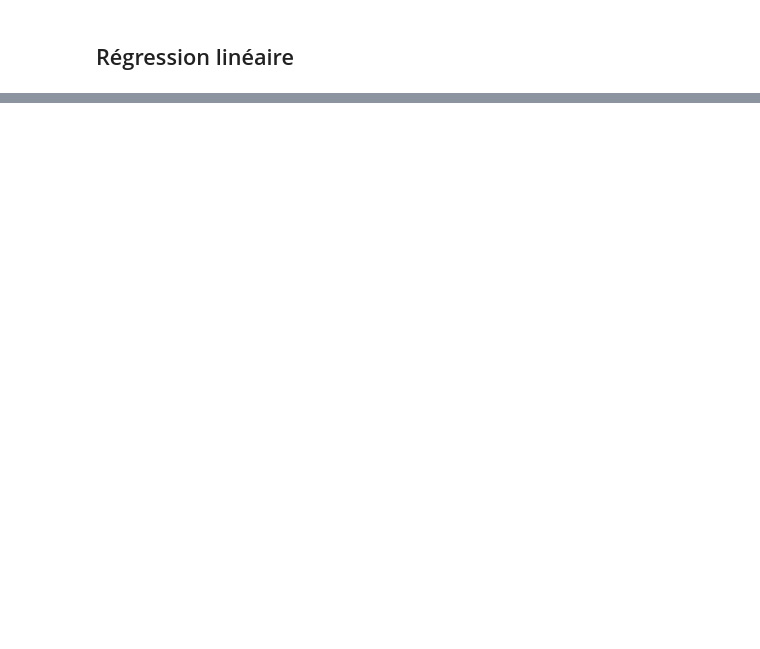
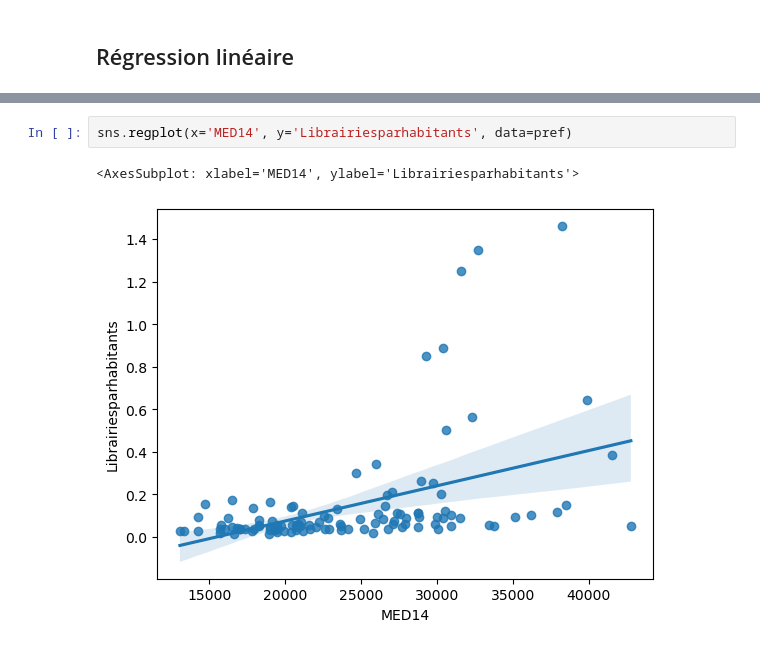
Before and after one commit to RichardAHOU/Projet-2A, a Jupyter notebook: Modelisation.ipynb, the cells around one changed output, grey strips where cells are left out. Drawn from its saved outputs; the diff is of its cells as text; blank space fills up the shorter version.

```diff
--- a/Modelisation.ipynb
+++ b/Modelisation.ipynb
@@ -136,0 +217,5 @@ sns.regplot(x='MED14', y='Boucheriesparhabitants', data=pref)
+# %%
+sns.regplot(x='MED14', y='Librairiesparhabitants', data=pref)
+# %% [output]
+<AxesSubplot: xlabel='MED14', ylabel='Librairiesparhabitants'>
+[figure, added]
```
Also changed, not shown: parts of 17 cells of this notebook.
